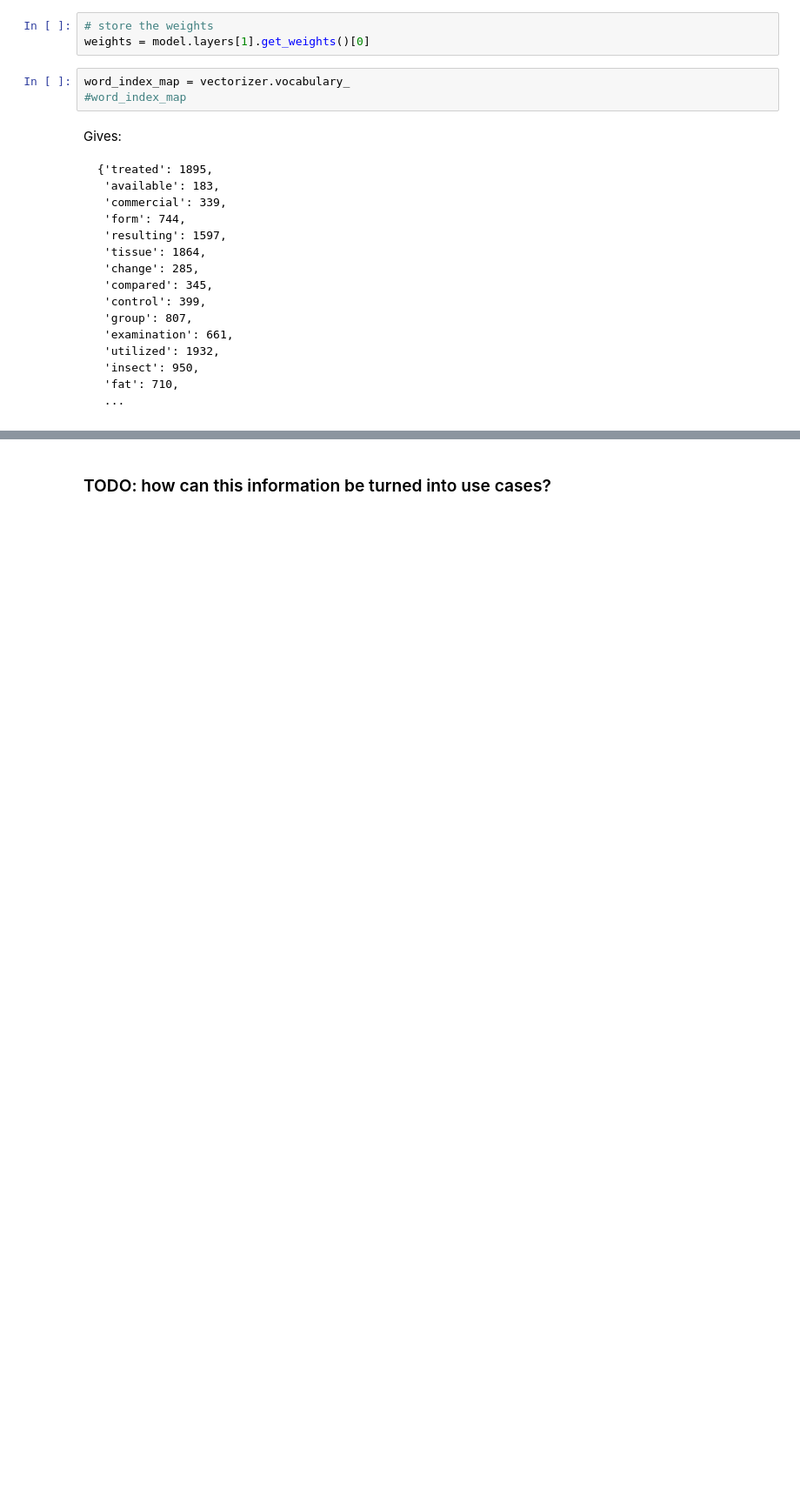
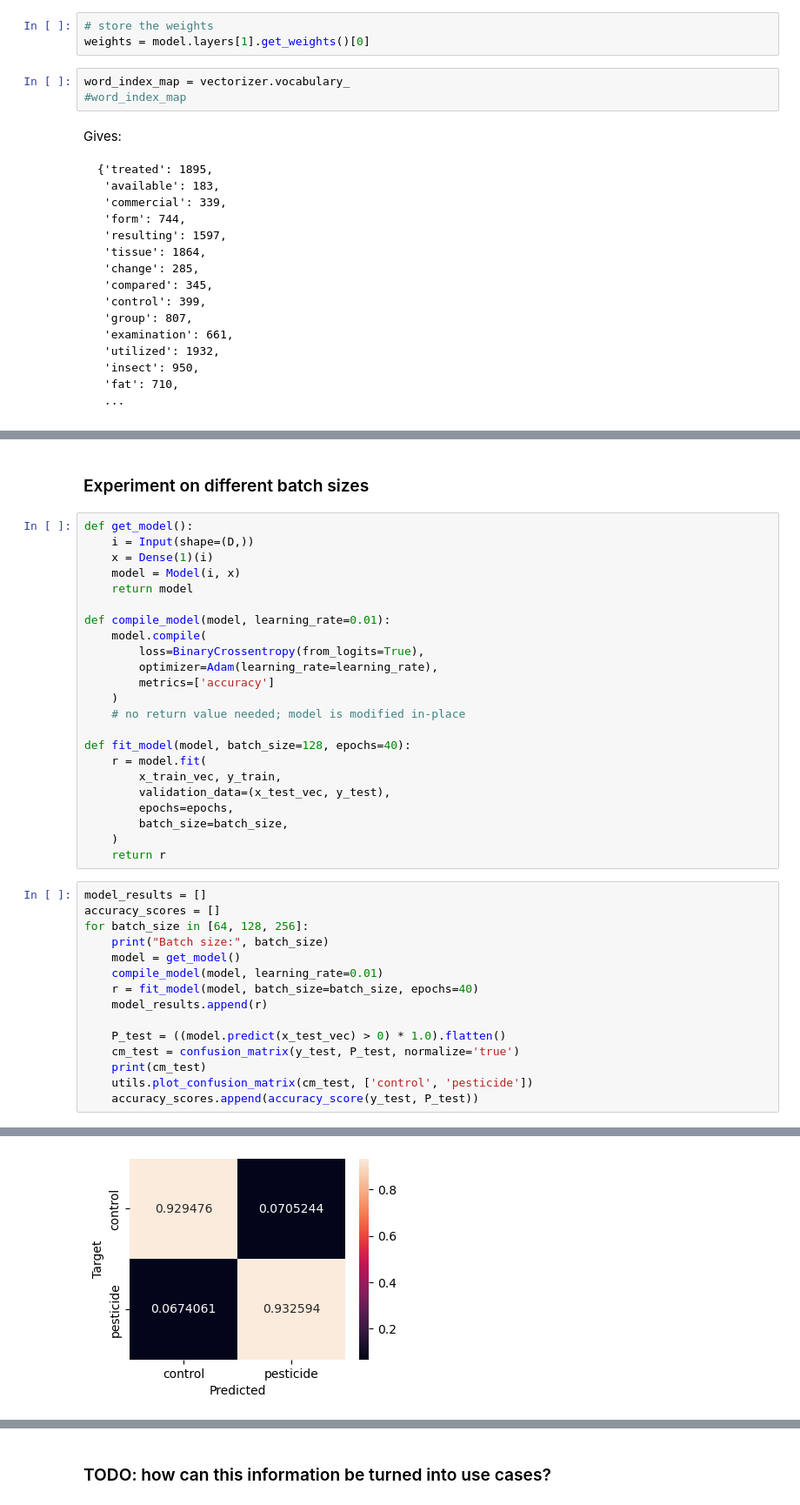
Before and after one commit to MichielNoback/pesticide_literature, a Jupyter notebook: abstract-classification_NN.ipynb, the cells around one changed output, grey strips where cells are left out. Shown at 87% size. Drawn from its saved outputs; the diff is of its cells as text; blank space fills up the shorter version.

Commit message:
experiments with optmizing FNN

```diff
--- a/abstract-classification_NN.ipynb
+++ b/abstract-classification_NN.ipynb
@@ -312,0 +312,41 @@ imbalance -5.028414
+# %% [markdown]
+### Experiment on different batch sizes
+# %%
+def get_model():
+    i = Input(shape=(D,))
+    x = Dense(1)(i)
+    model = Model(i, x)
+    return model
+
+def compile_model(model, learning_rate=0.01):
+    model.compile(
+        loss=BinaryCrossentropy(from_logits=True),
+        optimizer=Adam(learning_rate=learning_rate),
+        metrics=['accuracy']
+    )
+    # no return value needed; model is modified in-place
+
+def fit_model(model, batch_size=128, epochs=40):
+    r = model.fit(
+        x_train_vec, y_train,
+        validation_data=(x_test_vec, y_test),
+        epochs=epochs,
+        batch_size=batch_size,
+    )
+    return r
+# %%
+model_results = []
+accuracy_scores = []
+for batch_size in [64, 128, 256]:
+    print("Batch size:", batch_size)
+    model = get_model()
+    compile_model(model, learning_rate=0.01)
+    r = fit_model(model, batch_size=batch_size, epochs=40)
+    model_results.append(r)
+
+    P_test = ((model.predict(x_test_vec) > 0) * 1.0).flatten()
+    cm_test = confusion_matrix(y_test, P_test, normalize='true')
+    print(cm_test)
+    utils.plot_confusion_matrix(cm_test, ['control', 'pesticide'])
+    accuracy_scores.append(accuracy_score(y_test, P_test))
+# %% [output]
@@ -312,0 +370 @@ imbalance -5.028414
+[figure, added]
```
Also changed, not shown: parts of 25 cells of this notebook.
